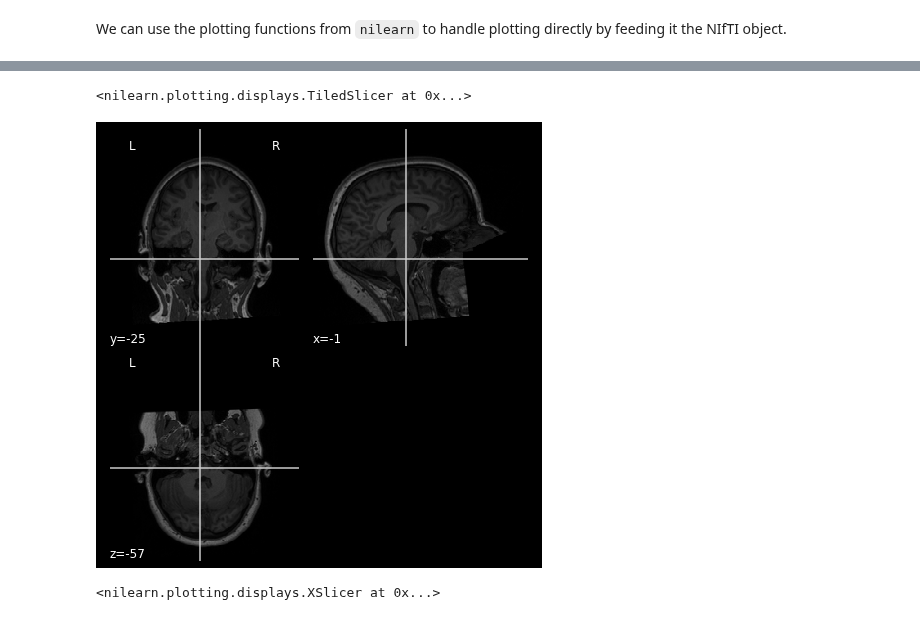
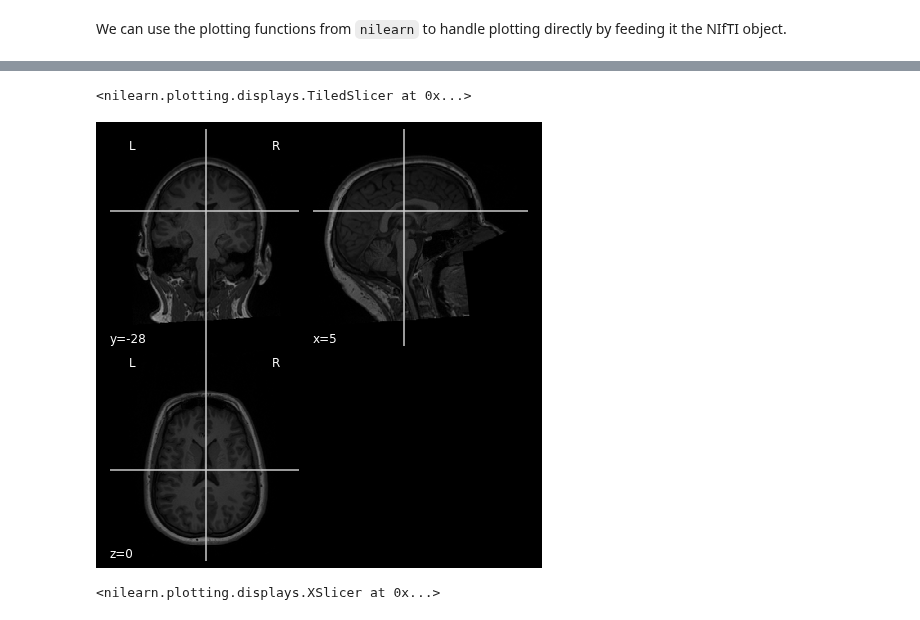
Before and after one commit to vgonzenbach/fmri-rep, a Jupyter notebook: data/viz/viz-subject.ipynb, the cells around one changed output, grey strips where cells are left out. Saved outputs shown, nothing was run; the diff lists cells and outputs as text; code cells hidden in the pictures.

Commit message:
Update figures

```diff
--- a/data/viz/viz-subject.ipynb
+++ b/data/viz/viz-subject.ipynb
@@ -83,8 +80,8 @@ plot_anat(T1)
 # %%
-plot_anat(T1,display_mode='tiled')
+plot_anat(T1, cut_coords = (5, -28, 0), display_mode='tiled')
 # %% [output]
 <nilearn.plotting.displays.TiledSlicer at 0x...>
-[figure, old version]
+[figure, new version]
 # %%
 x = T1.shape[0]
 plot_anat(T1,
```
Also changed, not shown: parts of 4 cells of this notebook, 2 other files.
